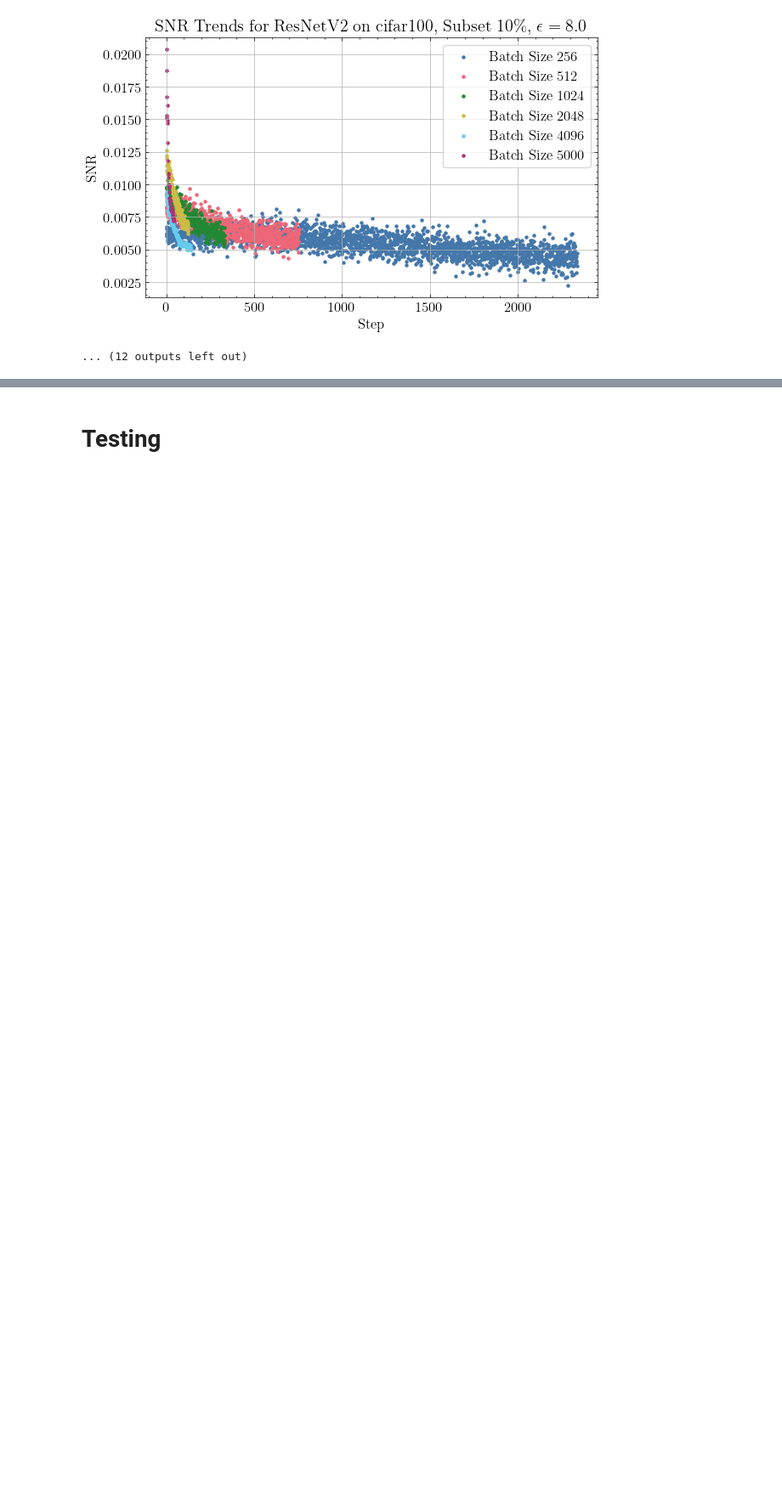
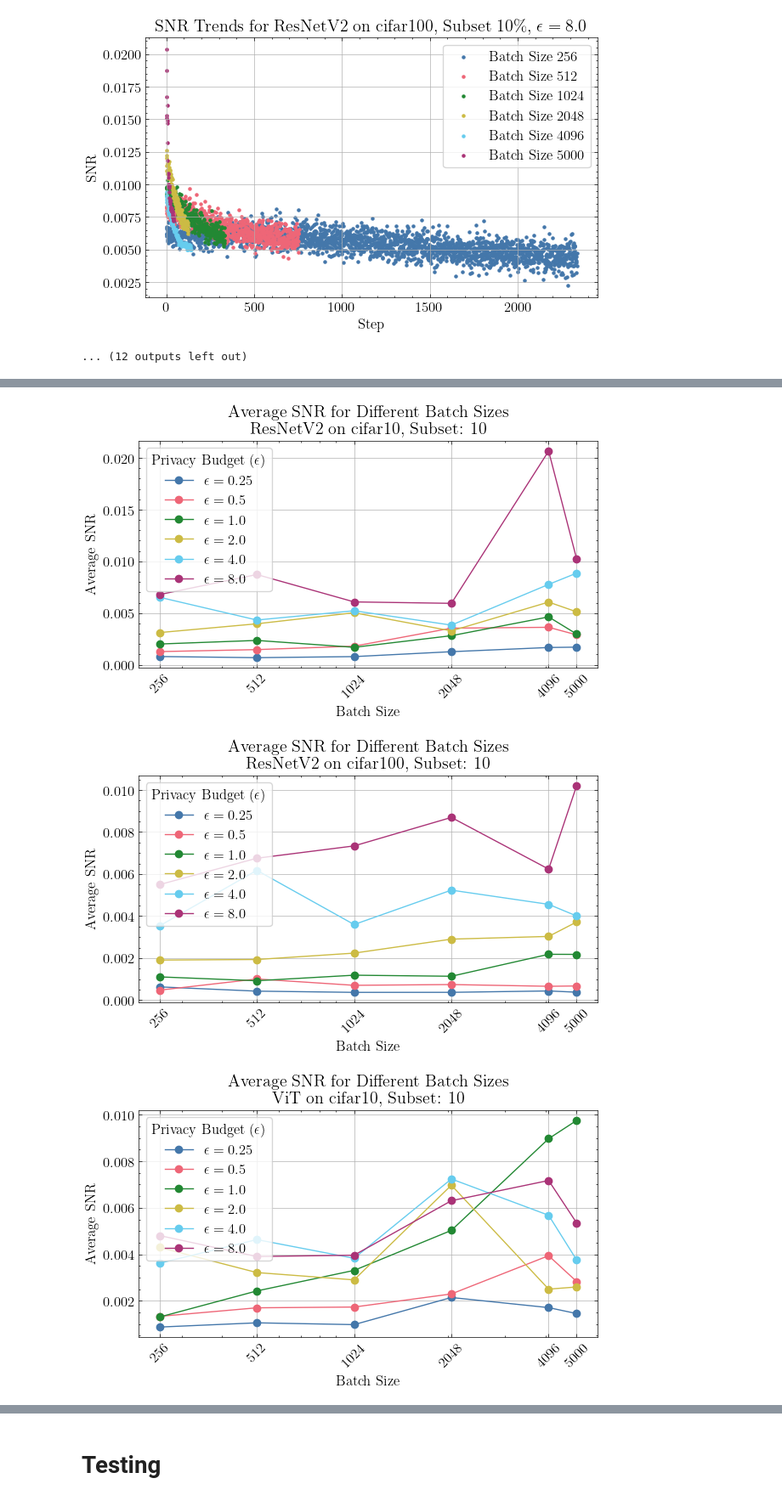
Before and after one commit to DPBayes/dpdl, a Jupyter notebook: experiments/notebooks/05-signal-to-noise-ratio-for-batch-size-variation.ipynb, the cells around one changed output, grey strips where cells are left out. Shown at 85% size. Cells and saved outputs as stored; diff of their text form; code cells hidden in the pictures; blank space fills up the shorter version.

Commit message:
ADd average SNR trend plots.

```diff
--- a/experiments/notebooks/05-signal-to-noise-ratio-for-batch-size-variation.ipynb
+++ b/experiments/notebooks/05-signal-to-noise-ratio-for-batch-size-variation.ipynb
@@ -200,0 +203,44 @@ plot_snr_trends(merged_df, output_dir=OUTPUT_DIR)
+# %%
+def plot_average_snr_trends(merged_df, output_dir=None):
+    # Calculate average SNR by batch size within each configuration
+    avg_snr_by_batch_size = merged_df.groupby(['model_name', 'dataset_name', 'subset_size', 'epsilon', 'batch_size'])['SNR'].mean().reset_index()
+
+    # Group by configuration (excluding epsilon) to plot each model, dataset, and subset size combination separately
+    grouped = avg_snr_by_batch_size.groupby(['model_name', 'dataset_name', 'subset_size'])
+
+    for (model, dataset, subset), group in grouped:
+        fig, ax = get_figure((1,1))
+
+        # Ensure unique and sorted batch sizes for x-ticks
+        batch_sizes = np.sort(group['batch_size'].unique())
+
+        for epsilon, eps_group in group.groupby('epsilon'):
+            eps_group = eps_group.sort_values(by='batch_size')
+            ax.plot(eps_group['batch_size'], eps_group['SNR'], marker='o', linestyle='-',
+                     label=f'$\epsilon={epsilon}$')
+
+        # Plot Aesthetics
+        ax.set_title(f'Average SNR for Different Batch Sizes\n{MODEL_NAME_MAP.get(model, model)} on {dataset}, Subset: {int(subset*100)}%')
+        ax.set_xlabel('Batch Size')
+        ax.set_ylabel('Average SNR')
+        ax.set_xscale('log')
+        ax.legend(title='Privacy Budget ($\epsilon$)', loc='upper left')
+        ax.grid(True)
+
+        # Set x-ticks
+        ax.set_xticks(batch_sizes)
+        ax.set_xticklabels(batch_sizes, rotation=45)
+
+        if output_dir:
+            if not os.path.exists(output_dir):
+                os.makedirs(output_dir)
+            filename = f'Avg_SNR_{model}_{dataset}_Subset{int(subset*100)}.pdf'
+            plt.savefig(os.path.join(output_dir, filename))
+
+        plt.show()
+# %%
+plot_average_snr_trends(merged_df)
+# %% [output]
+[figure, added]
+[figure, added]
+[figure, added]
```
Also changed, not shown: parts of 6 cells of this notebook.
